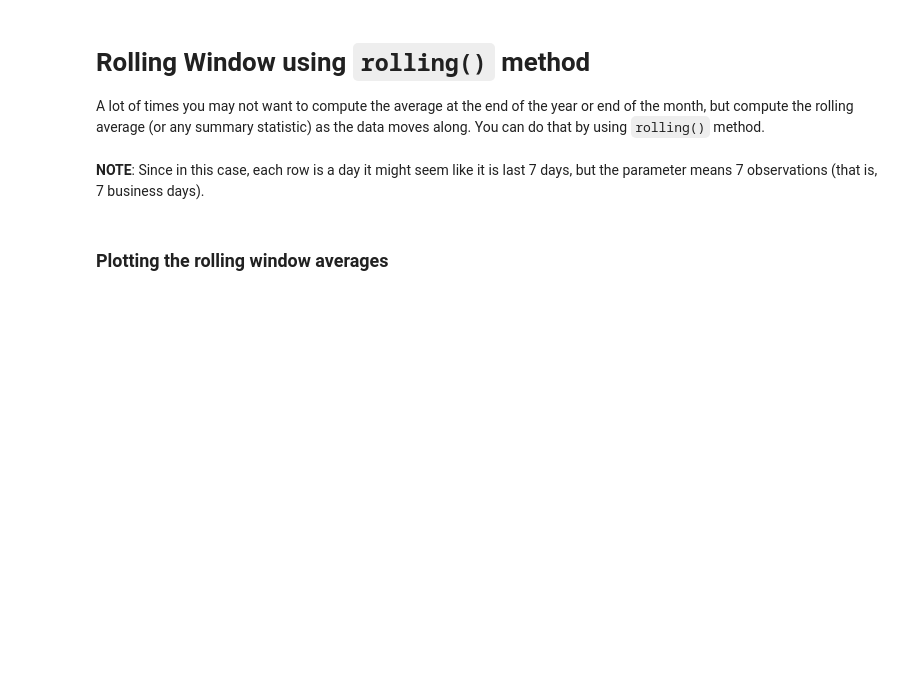
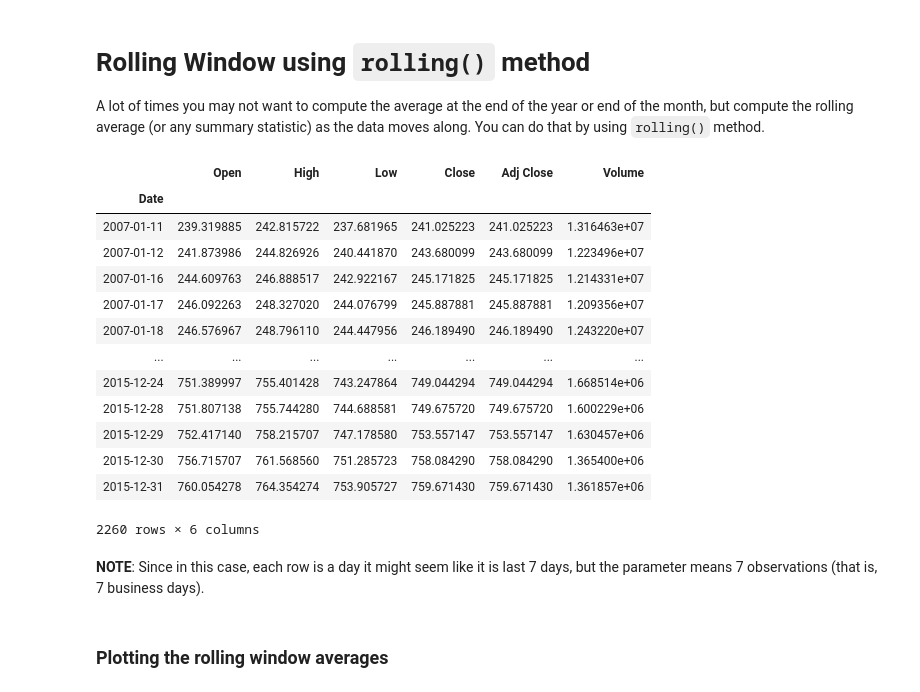
Before and after one commit to jarp/SP22-ITAO, a Jupyter notebook: Class_24_Python_TimeSeries.ipynb, the cells around one changed output. Saved outputs shown, nothing was run; the diff lists cells and outputs as text; code cells hidden in the pictures; blank space fills up the shorter version.

```diff
--- a/Class_24_Python_TimeSeries.ipynb
+++ b/Class_24_Python_TimeSeries.ipynb
@@ -367,7 +642,22 @@ axes.legend()
 
 A lot of times you may not want to compute the average at the end of the year or end of the month, but compute the rolling average (or any summary statistic) as the data moves along. You can do that by using `rolling()` method.
 # %%
-goog.rolling(7).mean()
+goog.rolling(7).mean()[6:]
+# %% [output]
+|  | Open | High | Low | Close | Adj Close | Volume |
+| Date |  |  |  |  |  |  |
+| 2007-01-11 | 239.319885 | 242.815722 | 237.681965 | 241.025223 | 241.025223 | 1.316463e+07 |
+| 2007-01-12 | 241.873986 | 244.826926 | 240.441870 | 243.680099 | 243.680099 | 1.223496e+07 |
+| 2007-01-16 | 244.609763 | 246.888517 | 242.922167 | 245.171825 | 245.171825 | 1.214331e+07 |
+| 2007-01-17 | 246.092263 | 248.327020 | 244.076799 | 245.887881 | 245.887881 | 1.209356e+07 |
+| 2007-01-18 | 246.576967 | 248.796110 | 244.447956 | 246.189490 | 246.189490 | 1.243220e+07 |
+| ... | ... | ... | ... | ... | ... | ... |
+| 2015-12-24 | 751.389997 | 755.401428 | 743.247864 | 749.044294 | 749.044294 | 1.668514e+06 |
+| 2015-12-28 | 751.807138 | 755.744280 | 744.688581 | 749.675720 | 749.675720 | 1.600229e+06 |
+| 2015-12-29 | 752.417140 | 758.215707 | 747.178580 | 753.557147 | 753.557147 | 1.630457e+06 |
+| 2015-12-30 | 756.715707 | 761.568560 | 751.285723 | 758.084290 | 758.084290 | 1.365400e+06 |
+| 2015-12-31 | 760.054278 | 764.354274 | 753.905727 | 759.671430 | 759.671430 | 1.361857e+06 |
+2260 rows × 6 columns
 # %% [markdown]
 **NOTE**: Since in this case, each row is a day it might seem like it is last 7 days, but the parameter means 7 observations (that is, 7 business days).
 # %% [markdown]
```
Also changed, not shown: parts of 47 cells of this notebook, 2 other files.
